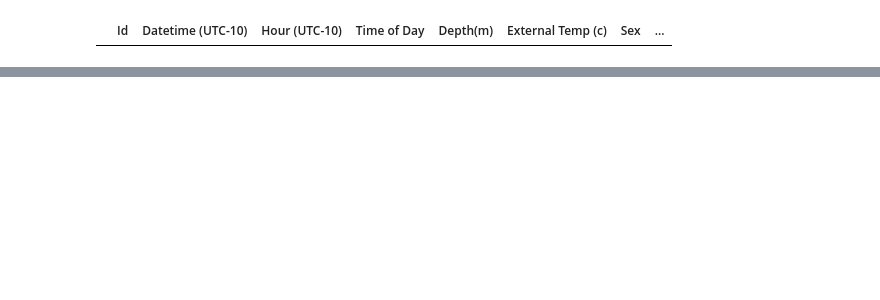
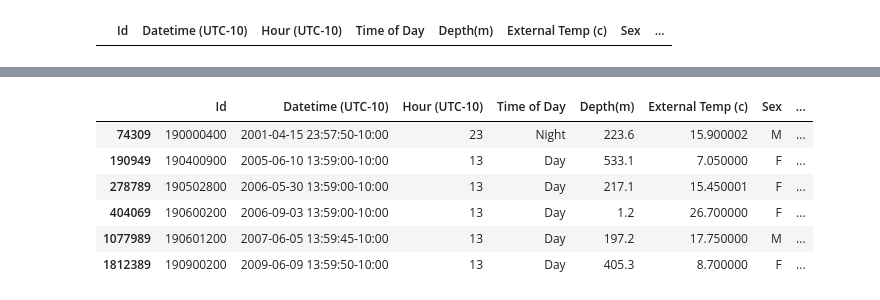
Before and after one commit to erikahunting/white-shark-paina, a Jupyter notebook: data_cleaning.ipynb, the cells around one changed output, grey strips where cells are left out. Drawn from its saved outputs; the diff is of its cells as text; code cells hidden in the pictures; blank space fills up the shorter version.

```diff
--- a/data_cleaning.ipynb
+++ b/data_cleaning.ipynb
@@ -409,0 +495,11 @@ combined[combined['Time of Day (Astral)'].isna()]
+# %%
+combined
+combined[combined['Vertical Velocity (m/s)'].isna()]
+# %% [output]
+|  | Id | Datetime (UTC-10) | Hour (UTC-10) | Time of Day | Depth(m) | External Temp (c) | Sex | ... |
+| 74309 | 190000400 | 2001-04-15 23:57:50-10:00 | 23 | Night | 223.6 | 15.900002 | M | ... |
+| 190949 | 190400900 | 2005-06-10 13:59:00-10:00 | 13 | Day | 533.1 | 7.050000 | F | ... |
+| 278789 | 190502800 | 2006-05-30 13:59:00-10:00 | 13 | Day | 217.1 | 15.450001 | F | ... |
+| 404069 | 190600200 | 2006-09-03 13:59:00-10:00 | 13 | Day | 1.2 | 26.700000 | F | ... |
+| 1077989 | 190601200 | 2007-06-05 13:59:45-10:00 | 13 | Day | 197.2 | 17.750000 | M | ... |
+| 1812389 | 190900200 | 2009-06-09 13:59:50-10:00 | 13 | Day | 405.3 | 8.700000 | F | ... |
```
Also changed, not shown: parts of 37 cells of this notebook, 6 other files.
